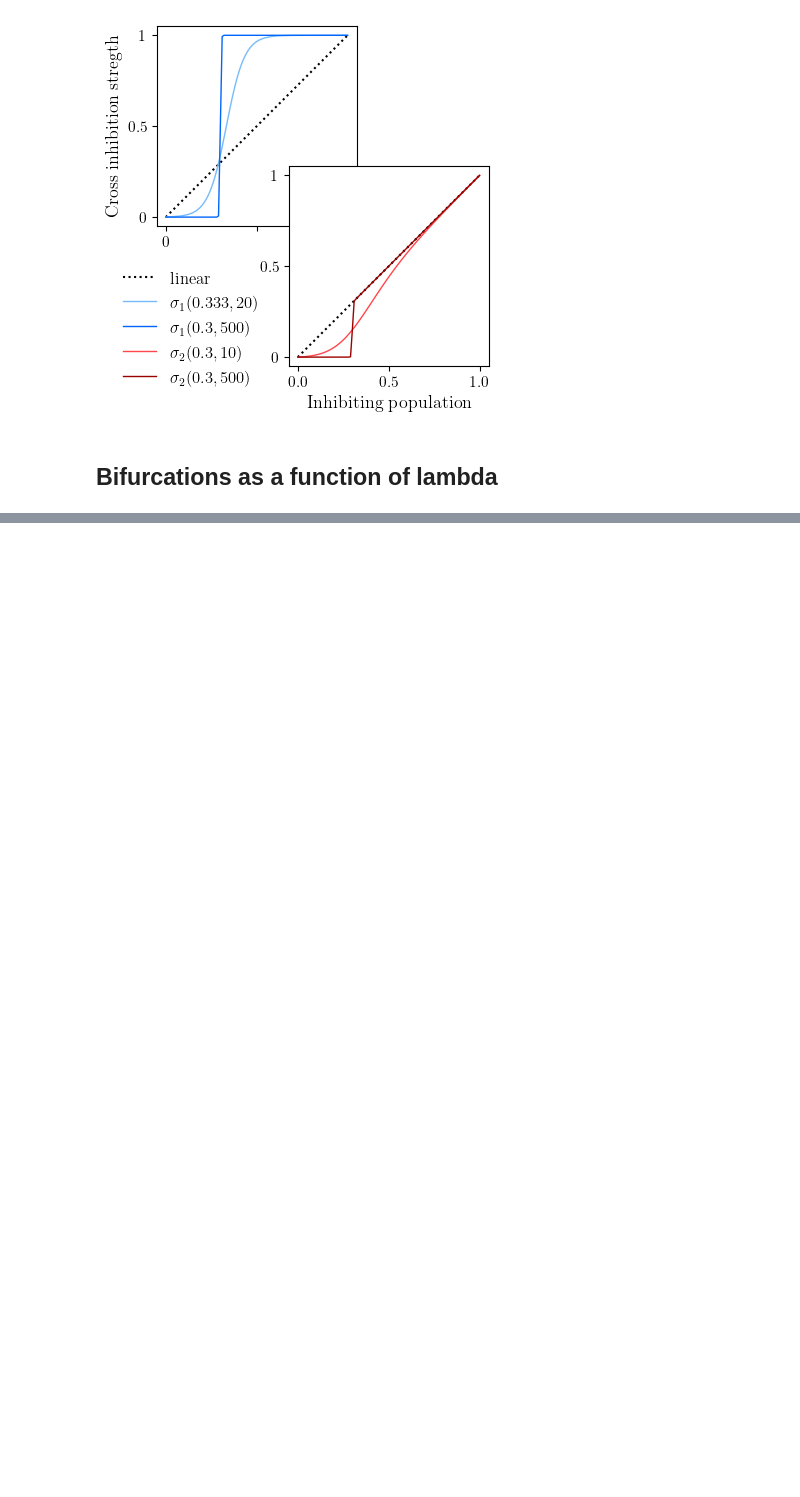
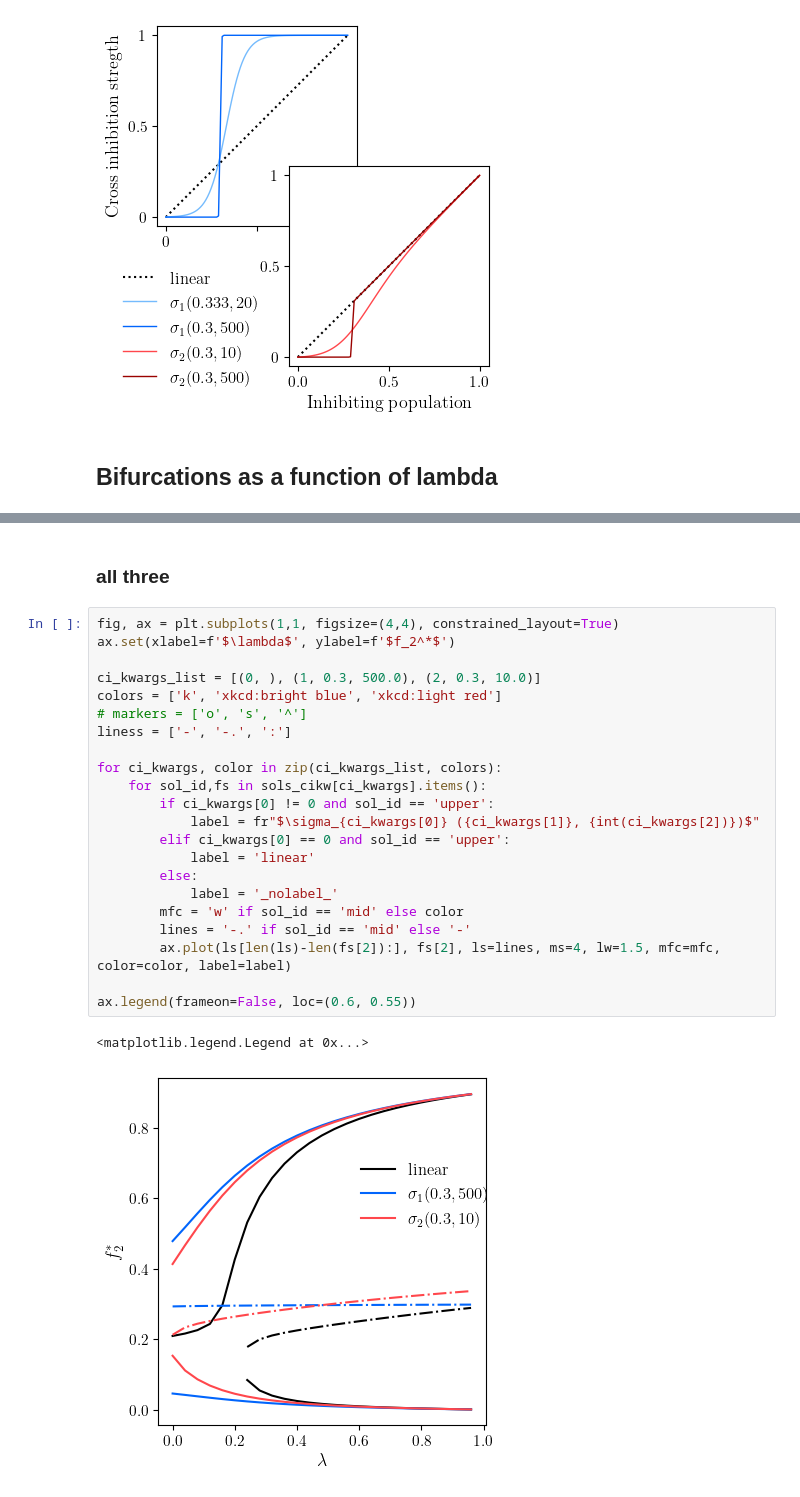
Before and after one commit to dmarchp/TFM_code, a Jupyter notebook: cross_inhibition/plots_for_paper.ipynb, the cells around one changed output, grey strips where cells are left out. Saved outputs shown, nothing was run; the diff lists cells and outputs as text; blank space fills up the shorter version.

```diff
--- a/cross_inhibition/plots_for_paper.ipynb
+++ b/cross_inhibition/plots_for_paper.ipynb
@@ -253,0 +263,27 @@ sols['mid'][2]
+# %% [markdown]
+### all three
+# %%
+fig, ax = plt.subplots(1,1, figsize=(4,4), constrained_layout=True)
+ax.set(xlabel=f'$\lambda$', ylabel=f'$f_2^*$')
+
+ci_kwargs_list = [(0, ), (1, 0.3, 500.0), (2, 0.3, 10.0)]
+colors = ['k', 'xkcd:bright blue', 'xkcd:light red']
+# markers = ['o', 's', '^']
+liness = ['-', '-.', ':']
+
+for ci_kwargs, color in zip(ci_kwargs_list, colors):
+    for sol_id,fs in sols_cikw[ci_kwargs].items():
+        if ci_kwargs[0] != 0 and sol_id == 'upper':
+            label = fr"$\sigma_{ci_kwargs[0]} ({ci_kwargs[1]}, {int(ci_kwargs[2])})$"
+        elif ci_kwargs[0] == 0 and sol_id == 'upper':
+            label = 'linear'
+        else:
+            label = '_nolabel_'
+        mfc = 'w' if sol_id == 'mid' else color
+        lines = '-.' if sol_id == 'mid' else '-'
+        ax.plot(ls[len(ls)-len(fs[2]):], fs[2], ls=lines, ms=4, lw=1.5, mfc=mfc, color=color, label=label)
+
+ax.legend(frameon=False, loc=(0.6, 0.55))
+# %% [output]
+<matplotlib.legend.Legend at 0x...>
+[figure, added]
```
Also changed, not shown: parts of 10 cells of this notebook, 5 other files.
